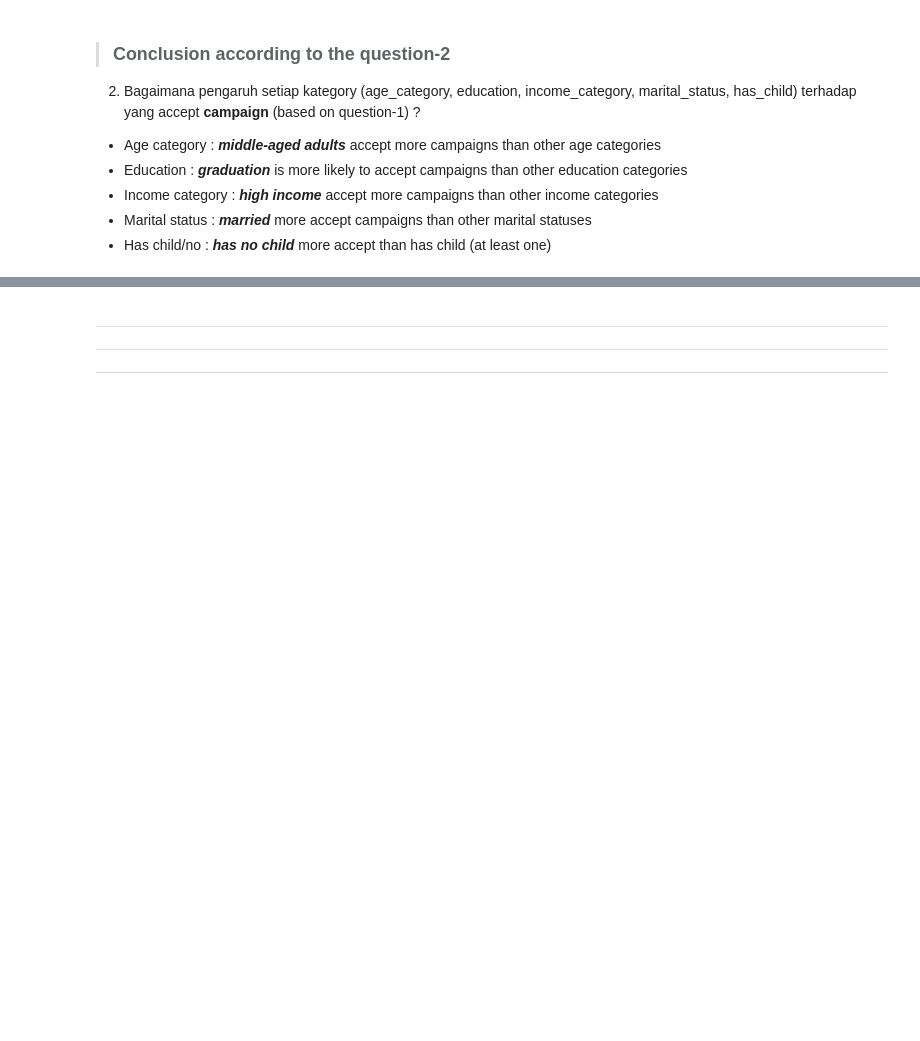
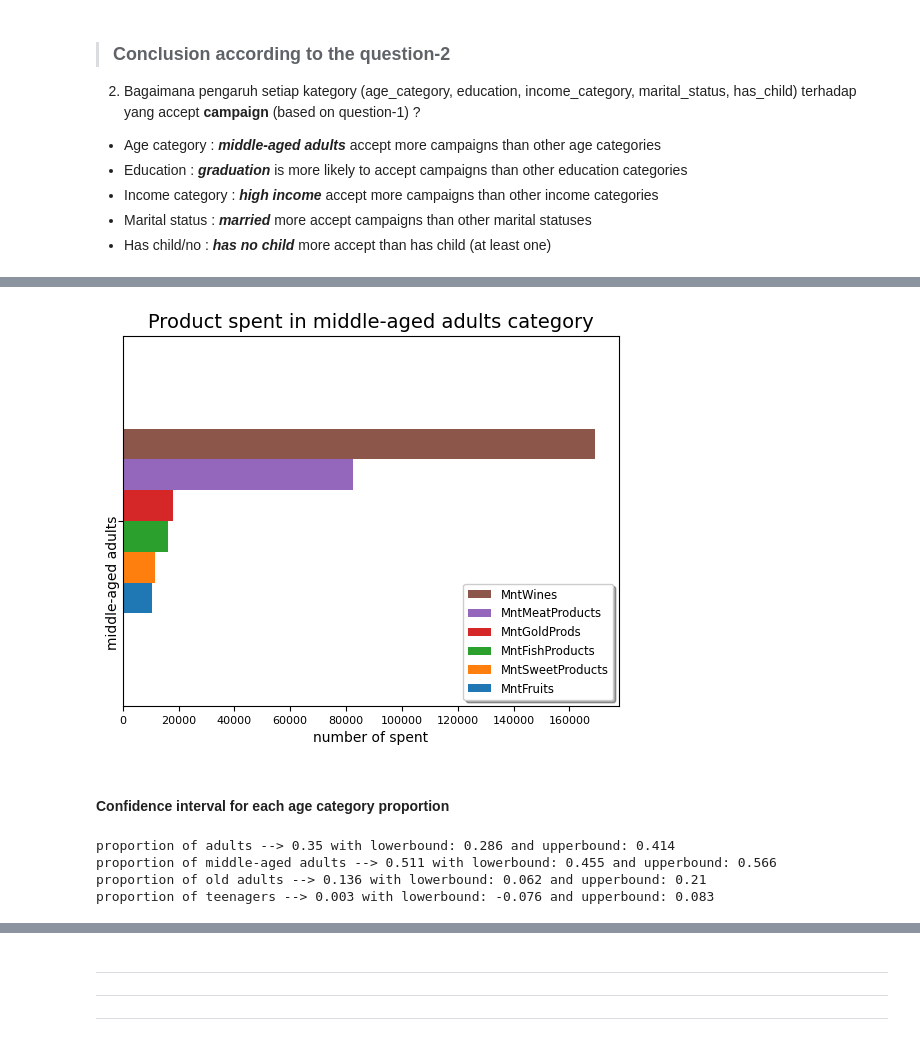
Before and after one commit to fnkhairudin/CapstoneProjectModul2, a Jupyter notebook: notebooks/2.0-fnk-data-analysis.ipynb, the cells around one changed output, grey strips where cells are left out. Drawn from its saved outputs; the diff is of its cells as text; code cells hidden in the pictures; blank space fills up the shorter version.

```diff
--- a/notebooks/2.0-fnk-data-analysis.ipynb
+++ b/notebooks/2.0-fnk-data-analysis.ipynb
@@ -761,0 +768,50 @@ df_accept.groupby('age_category')[colsProd].agg('sum').loc['middle-aged adults']
+# %%
+# data and plot graph
+# barh
+df_accept.groupby('age_category')[colsProd].agg('sum').loc['middle-aged adults'].to_frame().T \
+    .sort_values(by='middle-aged adults', axis=1) \
+    .plot(kind='barh')
+
+# title
+plt.title("Product spent in middle-aged adults category", fontsize=14)
+
+# xlabel and ylabel
+plt.yticks(rotation=90, ha='center')
+plt.xticks(fontsize=8)
+plt.xlabel("number of spent")
+
+# customize the legend
+# get handles and labels
+handles, labels = plt.gca().get_legend_handles_labels()
+# specify order of items in legend
+order = [5,4,3,2,1,0]
+# add legend to plot
+plt.legend([handles[idx] for idx in order],[labels[idx] for idx in order], fontsize='small', fancybox=True, shadow=True)
+
+# show
+plt.show();
+# %% [output]
+[figure, added]
+# %% [markdown]
+#### Confidence interval for each age category **proportion**
+# %%
+# CI proportion for each age category
+
+# age category
+age_category = [i for i in dfAgeProd.index]
+for i in age_category:
+    n_age = len(df_accept.loc[df["age_category"]  == i])
+    n_df = len(df_accept)
+    p = n_age/n_df
+    # CI for proportion
+    z = 1.96
+    # lower and upper
+    lower = p - 1.96 * np.sqrt(p * (1 - p) / n_age)
+    upper = p + 1.96 * np.sqrt(p * (1 - p) / n_age)
+    # display the result
+    print(f"proportion of {i} --> {round(p, 3)} with lowerbound: {round(lower, 3)} and upperbound: {round(upper, 3)}")
+# %% [output]
+proportion of adults --> 0.35 with lowerbound: 0.286 and upperbound: 0.414
+proportion of middle-aged adults --> 0.511 with lowerbound: 0.455 and upperbound: 0.566
+proportion of old adults --> 0.136 with lowerbound: 0.062 and upperbound: 0.21
+proportion of teenagers --> 0.003 with lowerbound: -0.076 and upperbound: 0.083
```
Also changed, not shown: parts of 12 cells of this notebook.
